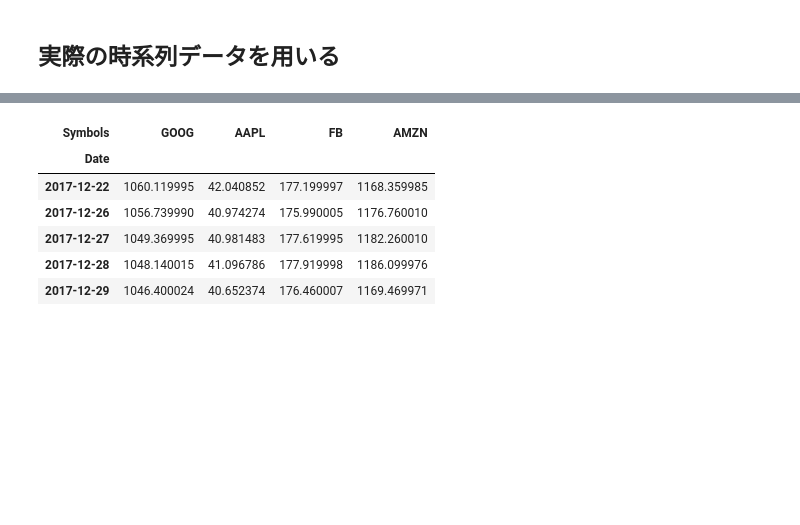
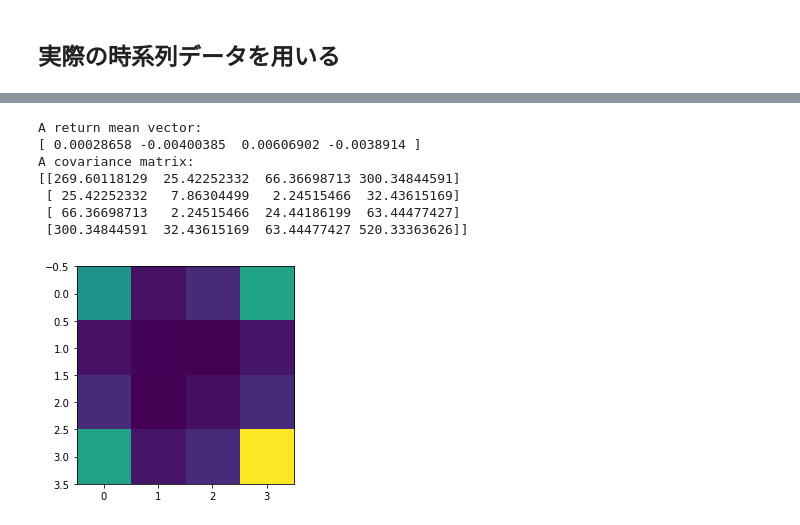
Before and after one commit to daimurat/qiskit-implementation, a Jupyter notebook: quantum-algorithm/Portfolio-Optimization/portfolio_optimization_qiskit_aqua.ipynb, the cells around one changed output, grey strips where cells are left out. Drawn from its saved outputs; the diff is of its cells as text; code cells hidden in the pictures; blank space fills up the shorter version.

```diff
--- a/quantum-algorithm/Portfolio-Optimization/portfolio_optimization_qiskit_aqua.ipynb
+++ b/quantum-algorithm/Portfolio-Optimization/portfolio_optimization_qiskit_aqua.ipynb
@@ -48,23 +53,0 @@ Requirement already satisfied: urllib3!=1.25.0,!=1.25.1,<1.26,>=1.21.1 in c:\use
-# %%
-# 銘柄選択
-codes = ["GOOG", 'AAPL', 'FB', 'AMZN'] # GAFA
-
-# 2017年の1年間のデータを使用
-start = datetime.datetime(2017, 1, 1)
-end = datetime.datetime(2017, 12, 31)
-
-# Yahoo! Financeから日次の株価データを取得
-data = web.DataReader(codes, 'yahoo', start, end)
-
-df = data['Adj Close']
-
-## 直近のデータの表示
-display(df.tail())
-# %% [output]
-| Symbols | GOOG | AAPL | FB | AMZN |
-| Date |  |  |  |  |
-| 2017-12-22 | 1060.119995 | 42.040852 | 177.199997 | 1168.359985 |
-| 2017-12-26 | 1056.739990 | 40.974274 | 175.990005 | 1176.760010 |
-| 2017-12-27 | 1049.369995 | 40.981483 | 177.619995 | 1182.260010 |
-| 2017-12-28 | 1048.140015 | 41.096786 | 177.919998 | 1186.099976 |
-| 2017-12-29 | 1046.400024 | 40.652374 | 176.460007 | 1169.469971 |
@@ -74,0 +54,39 @@ cov = daily_return.dropna(how='all').cov() * 252 # 年率換算のため
+# %%
+stocks = ["GOOG", "AAPL", "FB", "AMZN"]
+
+token = "vAJEo2PRAm3tEsNQDyhk"
+try:
+    wiki = WikipediaDataProvider(
+                        token = token,
+                        tickers = stocks,
+                        start = datetime.datetime(2016,1,1),
+                        end = datetime.datetime(2016,1,30))
+    wiki.run()
+except QiskitFinanceError as ex:
+    print(ex)
+    print("Error retrieving data.")
+# %%
+if wiki._data:
+    if wiki._n <= 1:
+        print("Not enough wiki data to plot covariance or time-series similarity. Please use at least two tickers.")
+    else:
+        mu = wiki.get_period_return_mean_vector()
+        print("A return mean vector:")
+        print(mu)
+
+        sigma = wiki.get_covariance_matrix()
+        print("A covariance matrix:")
+        print(sigma)
+        plt.imshow(sigma)
+        plt.show()
+else:
+    print('No wiki data loaded.')
+# %% [output]
+A return mean vector:
+[ 0.00028658 -0.00400385  0.00606902 -0.0038914 ]
+A covariance matrix:
+[[269.60118129  25.42252332  66.36698713 300.34844591]
+ [ 25.42252332   7.86304499   2.24515466  32.43615169]
+ [ 66.36698713   2.24515466  24.44186199  63.44477427]
+ [300.34844591  32.43615169  63.44477427 520.33363626]]
+[figure, added]
```
Also changed, not shown: parts of 19 cells of this notebook, 8 other files.
